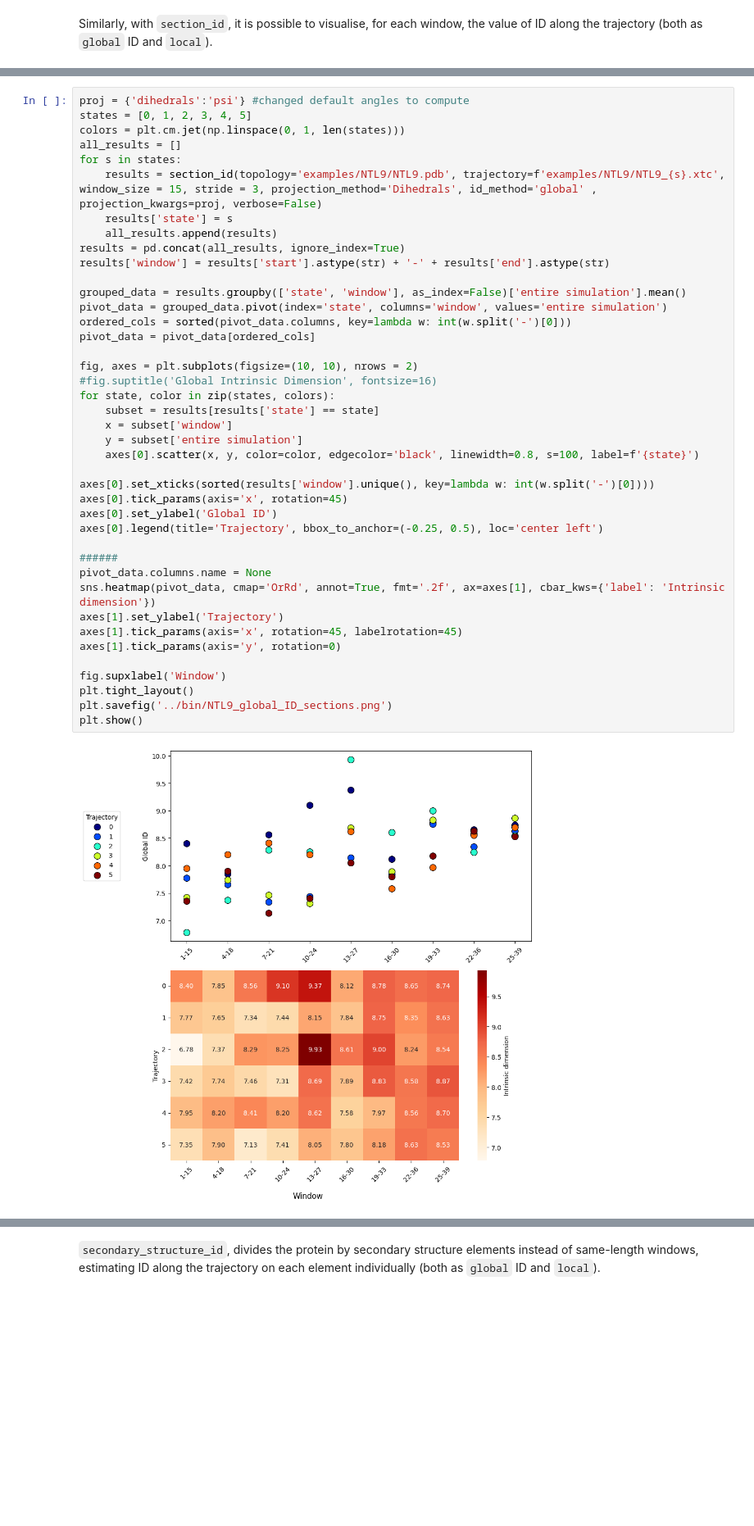
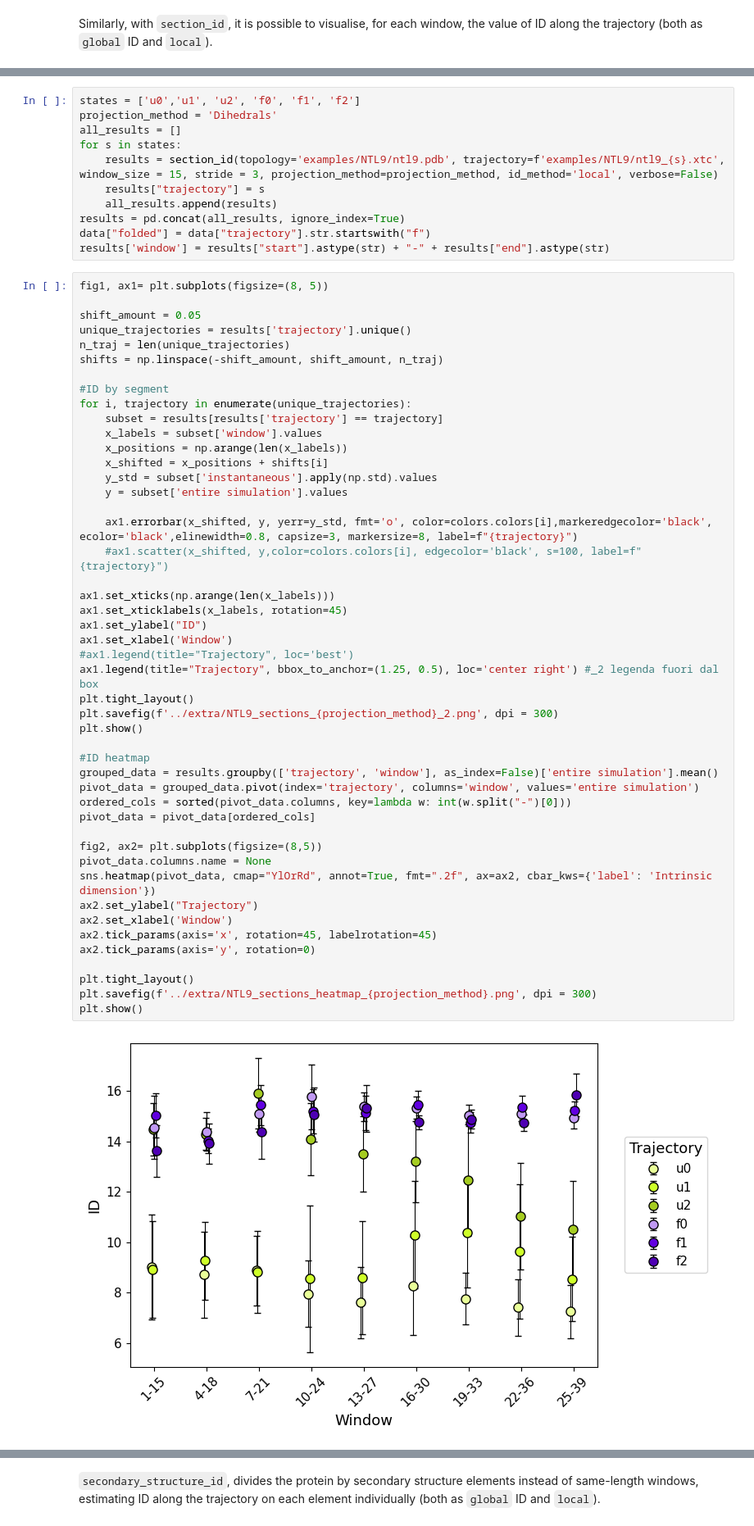
Before and after one commit to icazzaniga/MDIntrinsicDimension, a Jupyter notebook: docs/NTL9_plots.ipynb, the cells around one changed output, grey strips where cells are left out. Shown at 82% size. Cells and saved outputs as stored; diff of their text form; blank space fills up the shorter version.

```diff
--- a/docs/NTL9_plots.ipynb
+++ b/docs/NTL9_plots.ipynb
@@ -109,43 +148,60 @@ In this case it is intresting to notice how some of the windows show a clearer s
+# %%
+states = ['u0','u1', 'u2', 'f0', 'f1', 'f2']
+projection_method = 'Dihedrals'
+all_results = []
+for s in states:
+    results = section_id(topology='examples/NTL9/ntl9.pdb', trajectory=f'examples/NTL9/ntl9_{s}.xtc', window_size = 15, stride = 3, projection_method=projection_method, id_method='local', verbose=False)
+    results["trajectory"] = s
+    all_results.append(results)
+results = pd.concat(all_results, ignore_index=True)
+data["folded"] = data["trajectory"].str.startswith("f")
+results['window'] = results["start"].astype(str) + "-" + results["end"].astype(str)
 # %%
-proj = {'dihedrals':'psi'} #changed default angles to compute
-states = [0, 1, 2, 3, 4, 5]
-colors = plt.cm.jet(np.linspace(0, 1, len(states)))
-all_results = []
-for s in states:
-    results = section_id(topology='examples/NTL9/NTL9.pdb', trajectory=f'examples/NTL9/NTL9_{s}.xtc', window_size = 15, stride = 3, projection_method='Dihedrals', id_method='global' , projection_kwargs=proj, verbose=False)
-    results['state'] = s
-    all_results.append(results)
-results = pd.concat(all_results, ignore_index=True)
-results['window'] = results['start'].astype(str) + '-' + results['end'].astype(str)
+fig1, ax1= plt.subplots(figsize=(8, 5))
 
-grouped_data = results.groupby(['state', 'window'], as_index=False)['entire simulation'].mean()
-pivot_data = grouped_data.pivot(index='state', columns='window', values='entire simulation')
-ordered_cols = sorted(pivot_data.columns, key=lambda w: int(w.split('-')[0]))
+shift_amount = 0.05
+unique_trajectories = results['trajectory'].unique()
+n_traj = len(unique_trajectories)
+shifts = np.linspace(-shift_amount, shift_amount, n_traj)
+
+#ID by segment
+for i, trajectory in enumerate(unique_trajectories):
+    subset = results[results['trajectory'] == trajectory]
+    x_labels = subset['window'].values
+    x_positions = np.arange(len(x_labels))
+    x_shifted = x_positions + shifts[i]
+    y_std = subset['instantaneous'].apply(np.std).values
+    y = subset['entire simulation'].values
+
+    ax1.errorbar(x_shifted, y, yerr=y_std, fmt='o', color=colors.colors[i],markeredgecolor='black', ecolor='black',elinewidth=0.8, capsize=3, markersize=8, label=f"{trajectory}")
+    #ax1.scatter(x_shifted, y,color=colors.colors[i], edgecolor='black', s=100, label=f"{trajectory}")
+
+ax1.set_xticks(np.arange(len(x_labels)))
+ax1.set_xticklabels(x_labels, rotation=45)
+ax1.set_ylabel("ID")
+ax1.set_xlabel('Window')
+#ax1.legend(title="Trajectory", loc='best')
+ax1.legend(title="Trajectory", bbox_to_anchor=(1.25, 0.5), loc='center right') #_2 legenda fuori dal box
+plt.tight_layout()
+plt.savefig(f'../extra/NTL9_sections_{projection_method}_2.png', dpi = 300)
+plt.show()
+
+#ID heatmap
+grouped_data = results.groupby(['trajectory', 'window'], as_index=False)['entire simulation'].mean()
+pivot_data = grouped_data.pivot(index='trajectory', columns='window', values='entire simulation')
+ordered_cols = sorted(pivot_data.columns, key=lambda w: int(w.split("-")[0]))
 pivot_data = pivot_data[ordered_cols]
 
-fig, axes = plt.subplots(figsize=(10, 10), nrows = 2)
-#fig.suptitle('Global Intrinsic Dimension', fontsize=16)
-for state, color in zip(states, colors):
-    subset = results[results['state'] == state]
-    x = subset['window']
-    y = subset['entire simulation']
-    axes[0].scatter(x, y, color=color, edgecolor='black', linewidth=0.8, s=100, label=f'{state}')
+fig2, ax2= plt.subplots(figsize=(8,5))
+pivot_data.columns.name = None
+sns.heatmap(pivot_data, cmap="YlOrRd", annot=True, fmt=".2f", ax=ax2, cbar_kws={'label': 'Intrinsic dimension'})
+ax2.set_ylabel("Trajectory")
+ax2.set_xlabel('Window')
+ax2.tick_params(axis='x', rotation=45, labelrotation=45)
+ax2.tick_params(axis='y', rotation=0)
 
-axes[0].set_xticks(sorted(results['window'].unique(), key=lambda w: int(w.split('-')[0])))
-axes[0].tick_params(axis='x', rotation=45)
-axes[0].set_ylabel('Global ID')
-axes[0].legend(title='Trajectory', bbox_to_anchor=(-0.25, 0.5), loc='center left')
-
-######
-pivot_data.columns.name = None
-sns.heatmap(pivot_data, cmap='OrRd', annot=True, fmt='.2f', ax=axes[1], cbar_kws={'label': 'Intrinsic dimension'})
-axes[1].set_ylabel('Trajectory')
-axes[1].tick_params(axis='x', rotation=45, labelrotation=45)
-axes[1].tick_params(axis='y', rotation=0)
-
-fig.supxlabel('Window')
 plt.tight_layout()
-plt.savefig('../bin/NTL9_global_ID_sections.png')
+plt.savefig(f'../extra/NTL9_sections_heatmap_{projection_method}.png', dpi = 300)
 plt.show()
 # %% [output]
-[figure, old version]
+[figure, new version]
```
Also changed, not shown: parts of 12 cells of this notebook, 24 other files.
